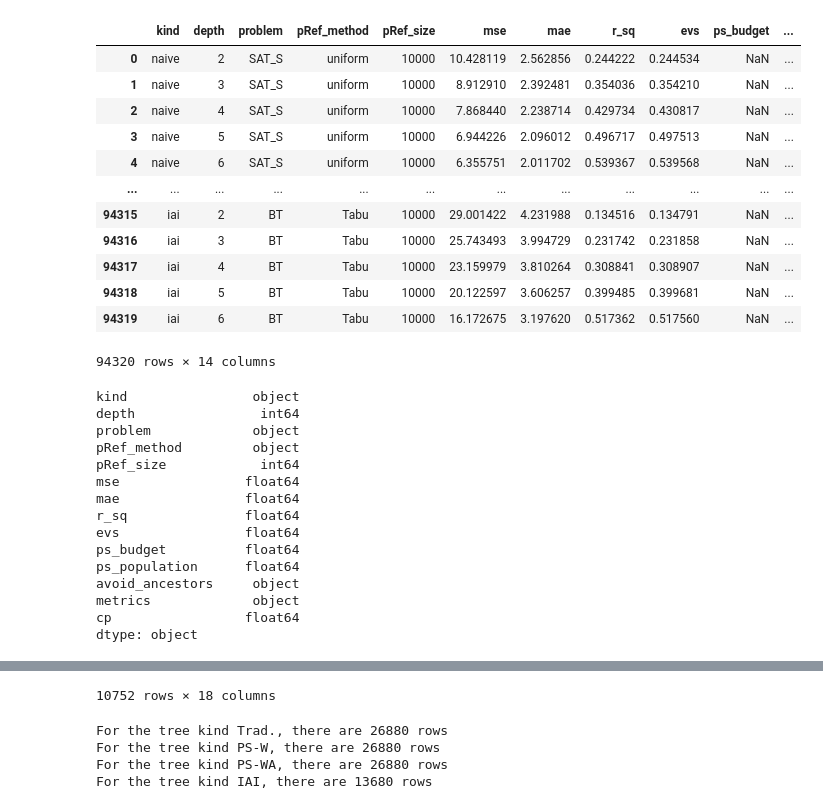
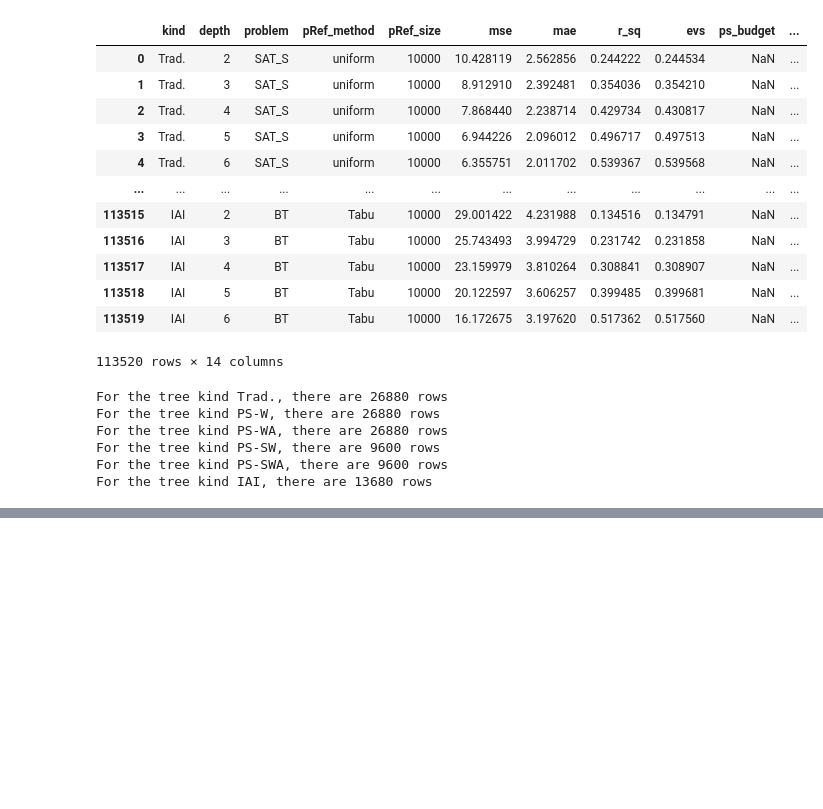
Before and after one commit to Giancarlo-Catalano/PS-descriptors, a Jupyter notebook: VarianceDecisionTree/process_data/accuracy_by_settings.ipynb, the cells around one changed output, grey strips where cells are left out. Cells and saved outputs as stored; diff of their text form; code cells hidden in the pictures; blank space fills up the shorter version.

```diff
--- a/VarianceDecisionTree/process_data/accuracy_by_settings.ipynb
+++ b/VarianceDecisionTree/process_data/accuracy_by_settings.ipynb
@@ -179,10 +179,14 @@ def filter_dataframe(df, **kwargs):
 
 
 def prettify_kind_column(df):
+    kind_dict = {"variance":"PS-W",
+                 "variance estimated_atomicity": "PS-WA",
+                 "simplicity variance": "PS-SW",
+                 "simplicity variance estimated_atomicity" :"PS-SWA"}
+
     df['kind'] = df.apply(
     lambda row: (
-        'PS-W' if row['kind'] == 'ps' and row['metrics'] == 'variance' else
-        'PS-WA' if row['kind'] == 'ps' else
+        kind_dict[row['metrics']] if row['kind'] == 'ps' else
         'Trad.' if row['kind'] == 'naive' else
         'IAI' if row['kind'] == 'iai' else
         row['kind']
@@ -202,47 +206,39 @@ tree_data_csv = os.path.join(run_location, "tree_data.csv")
 # %%
 
 accuracy_data = pd.read_csv(results_csv)
-tree_data = pd.read_csv(tree_data_csv)
+prettify_kind_column(accuracy_data)
+#tree_data = pd.read_csv(tree_data_csv)
 
 display(accuracy_data)
-display(accuracy_data.dtypes)
-display(tree_data)
+#display(accuracy_data.dtypes)
+#display(tree_data)
 
-prettify_kind_column(accuracy_data)
+
 #prettify_kind_column(tree_data)
 
 
 for kind in accuracy_data["kind"].unique():
     matching_rows = accuracy_data[accuracy_data['kind'] == kind]
     print(f"For the tree kind {kind}, there are {matching_rows.shape[0]} rows")
 
 #headers = "kind,depth,ps_budget,ps_population,avoid_ancestors,metrics,problem,pRef_method,mse,mae,r_sq,evs"
 # %% [output]
 |  | kind | depth | problem | pRef_method | pRef_size | mse | mae | r_sq | evs | ps_budget | ... |
-| 0 | naive | 2 | SAT_S | uniform | 10000 | 10.428119 | 2.562856 | 0.244222 | 0.244534 | NaN | ... |
-| 1 | naive | 3 | SAT_S | uniform | 10000 | 8.912910 | 2.392481 | 0.354036 | 0.354210 | NaN | ... |
-| 2 | naive | 4 | SAT_S | uniform | 10000 | 7.868440 | 2.238714 | 0.429734 | 0.430817 | NaN | ... |
-| 3 | naive | 5 | SAT_S | uniform | 10000 | 6.944226 | 2.096012 | 0.496717 | 0.497513 | NaN | ... |
-| 4 | naive | 6 | SAT_S | uniform | 10000 | 6.355751 | 2.011702 | 0.539367 | 0.539568 | NaN | ... |
+| 0 | Trad. | 2 | SAT_S | uniform | 10000 | 10.428119 | 2.562856 | 0.244222 | 0.244534 | NaN | ... |
+| 1 | Trad. | 3 | SAT_S | uniform | 10000 | 8.912910 | 2.392481 | 0.354036 | 0.354210 | NaN | ... |
+| 2 | Trad. | 4 | SAT_S | uniform | 10000 | 7.868440 | 2.238714 | 0.429734 | 0.430817 | NaN | ... |
+| 3 | Trad. | 5 | SAT_S | uniform | 10000 | 6.944226 | 2.096012 | 0.496717 | 0.497513 | NaN | ... |
+| 4 | Trad. | 6 | SAT_S | uniform | 10000 | 6.355751 | 2.011702 | 0.539367 | 0.539568 | NaN | ... |
 | ... | ... | ... | ... | ... | ... | ... | ... | ... | ... | ... | ... |
-| 94315 | iai | 2 | BT | Tabu | 10000 | 29.001422 | 4.231988 | 0.134516 | 0.134791 | NaN | ... |
-| 94316 | iai | 3 | BT | Tabu | 10000 | 25.743493 | 3.994729 | 0.231742 | 0.231858 | NaN | ... |
-| 94317 | iai | 4 | BT | Tabu | 10000 | 23.159979 | 3.810264 | 0.308841 | 0.308907 | NaN | ... |
-| 94318 | iai | 5 | BT | Tabu | 10000 | 20.122597 | 3.606257 | 0.399485 | 0.399681 | NaN | ... |
-| 94319 | iai | 6 | BT | Tabu | 10000 | 16.172675 | 3.197620 | 0.517362 | 0.517560 | NaN | ... |
+| 113515 | IAI | 2 | BT | Tabu | 10000 | 29.001422 | 4.231988 | 0.134516 | 0.134791 | NaN | ... |
+| 113516 | IAI | 3 | BT | Tabu | 10000 | 25.743493 | 3.994729 | 0.231742 | 0.231858 | NaN | ... |
+| 113517 | IAI | 4 | BT | Tabu | 10000 | 23.159979 | 3.810264 | 0.308841 | 0.308907 | NaN | ... |
+| 113518 | IAI | 5 | BT | Tabu | 10000 | 20.122597 | 3.606257 | 0.399485 | 0.399681 | NaN | ... |
+| 113519 | IAI | 6 | BT | Tabu | 10000 | 16.172675 | 3.197620 | 0.517362 | 0.517560 | NaN | ... |
-94320 rows × 14 columns
+113520 rows × 14 columns
-kind                object
-depth                int64
-problem             object
-pRef_method         object
-pRef_size            int64
-mse                float64
-mae                float64
-r_sq               float64
-evs                float64
-ps_budget          float64
-ps_population      float64
-avoid_ancestors     object
-metrics             object
-cp                 float64
-dtype: object
+For the tree kind Trad., there are 26880 rows
+For the tree kind PS-W, there are 26880 rows
+For the tree kind PS-WA, there are 26880 rows
+For the tree kind PS-SW, there are 9600 rows
+For the tree kind PS-SWA, there are 9600 rows
+For the tree kind IAI, there are 13680 rows
@@ -261,8 +245,3 @@ dtype: object
-10752 rows × 18 columns
-For the tree kind Trad., there are 26880 rows
-For the tree kind PS-W, there are 26880 rows
-For the tree kind PS-WA, there are 26880 rows
-For the tree kind IAI, there are 13680 rows
 # %%
 
 
```
Also changed, not shown: parts of 10 cells of this notebook, 6 other files.
